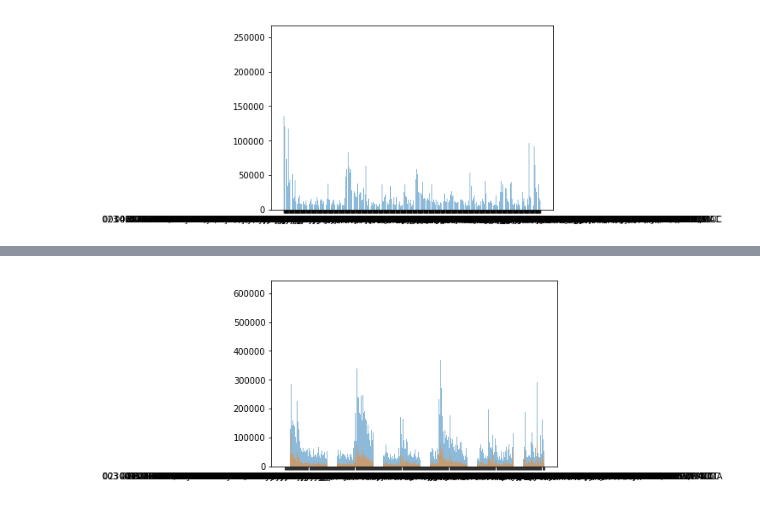
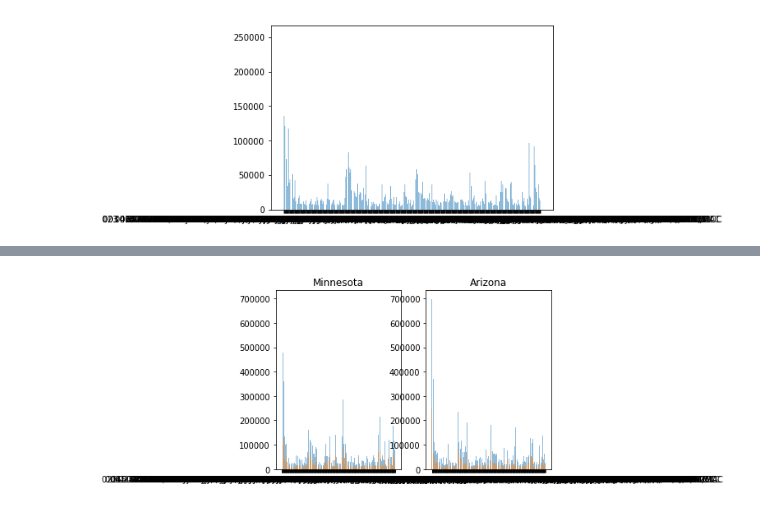
Before and after one commit to mlubega/mini_ds, a Jupyter notebook: cms_inpatient_2015.ipynb, the cells around one changed output, grey strips where cells are left out. Saved outputs shown, nothing was run; the diff lists cells and outputs as text; code cells hidden in the pictures.

```diff
--- a/cms_inpatient_2015.ipynb
+++ b/cms_inpatient_2015.ipynb
@@ -4,9 +4,13 @@ import csv as csv
 import numpy as np
 import pandas as pd
 import matplotlib.pyplot as plt
+import seaborn as sns
 
-UNINSURED_DATA_FILE = 'the-number-of-estimated-eligible-uninsured-people-for-outreach-targeting.csv';
-OUTPATIENT_DATA_FILE = '';
-INPATIENT_DATA_FILE = 'Medicare_Provider_Charge_Inpatient_DRGALL_FY2015.csv';
+UNINSURED_DATA_FILE = 'the-number-of-estimated-eligible-uninsured-people-for-outreach-targeting.csv'
+INPATIENT_DATA_FILE_2015 = 'Medicare_Provider_Charge_Inpatient_DRGALL_FY2015.csv'
+INPATIENT_DATA_FILE_2014 = 'Medicare_Provider_Charge_Inpatient_DRGALL_FY2014.csv'
+not_needed = ['Provider Street Address', 'Hospital Referral Region (HRR) Description', 'Provider Name']
 
-inpatient_charges = pd.read_csv(INPATIENT_DATA_FILE);
+
+inpatient_charges = pd.read_csv(INPATIENT_DATA_FILE_2015)
+inpatient_charges.drop(not_needed, axis=1)
@@ -57,11 +127,24 @@ plt.show()
 # %%
-## lets look at one particular medical type accross different states
+## lets look at Costs V Payments between two states - Minnesota and Arizona
+mn_charges = inpatient_charges[inpatient_charges['Provider State'] == 'MN']
+mn_charges_grpd = mn_charges.groupby(['DRG Definition']).agg({ 'Total Discharges':'sum', 'Average Covered Charges': 'mean', 'Average Total Payments':'mean','Average Medicare Payments': 'mean' })
+
+plt.subplot(1, 2, 1)
+
+plt.bar(mn_charges_grpd.index, mn_charges_grpd['Average Covered Charges'], align='center', alpha=0.5)
+plt.bar(mn_charges_grpd.index, mn_charges_grpd['Average Total Payments'], align='center', alpha=0.5)
+plt.title('Minnesota')
+
+
+plt.subplot(1, 2, 2)
 az_charges = inpatient_charges[inpatient_charges['Provider State'] == 'AZ']
-az_charges_grpd = az_charges.groupby(['DRG Definition']).agg({ 'Total Discharges':'sum', 'Average Covered Charges': 'mean', 'Average Total Payments':'mean','Average Medicare Payments': 'mean' })
-az_charges_grpd
+az_charges_grpd = mn_charges.groupby(['DRG Definition']).agg({ 'Total Discharges':'sum', 'Average Covered Charges': 'mean', 'Average Total Payments':'mean','Average Medicare Payments': 'mean' })
 
 plt.bar(az_charges_grpd.index, az_charges_grpd['Average Covered Charges'], align='center', alpha=0.5)
 plt.bar(az_charges_grpd.index, az_charges_grpd['Average Total Payments'], align='center', alpha=0.5)
+plt.title('Arizona')
+
+
 plt.show()
 # %% [output]
-[figure, old version]
+[figure, new version]
```
Also changed, not shown: parts of 16 cells of this notebook, 2 other files.
